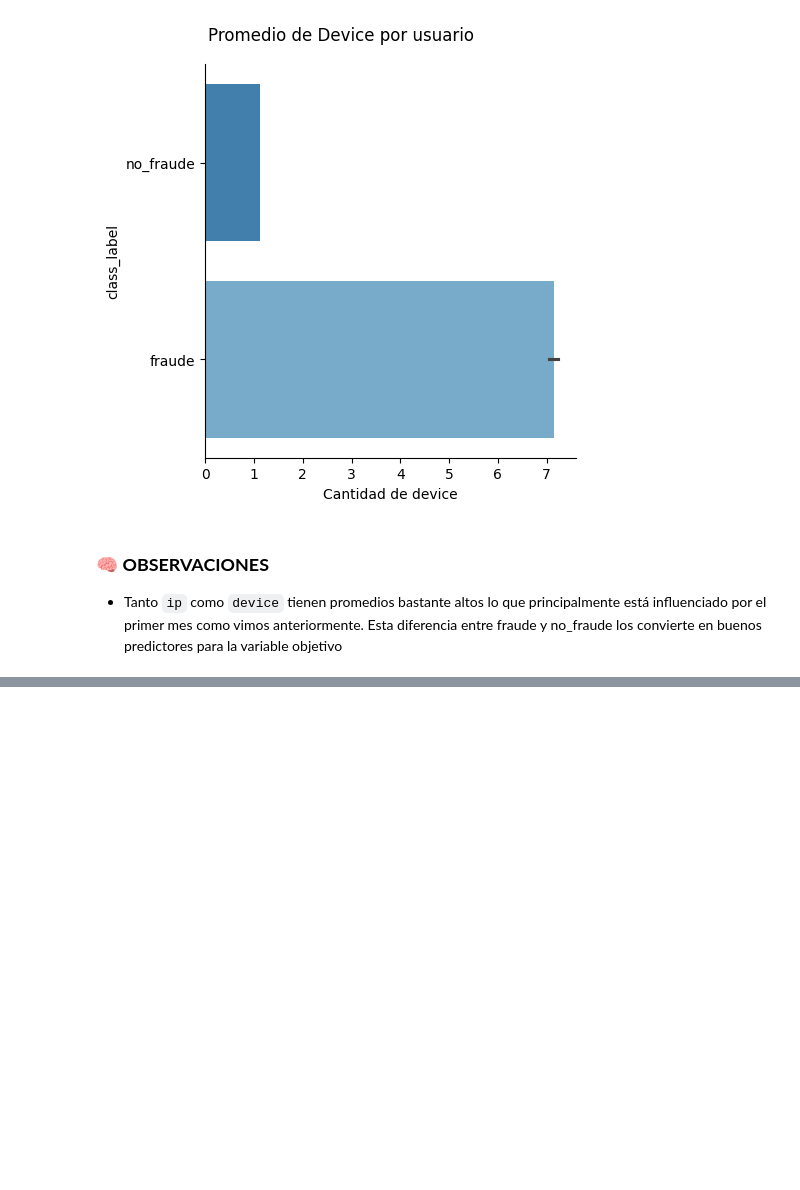
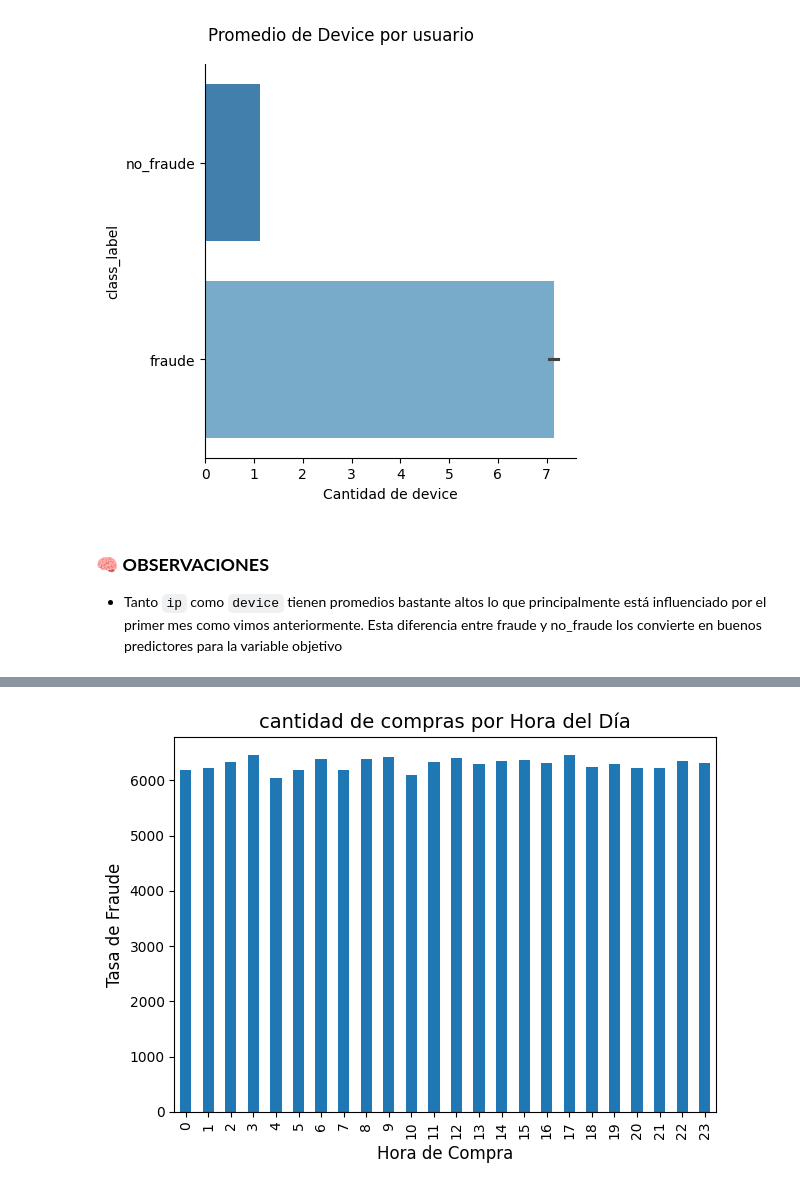
Before and after one commit to LLAES07/fraude_deteccion, a Jupyter notebook: notebook/main.ipynb, the cells around one changed output, grey strips where cells are left out. Drawn from its saved outputs; the diff is of its cells as text; code cells hidden in the pictures; blank space fills up the shorter version.

```diff
--- a/notebook/main.ipynb
+++ b/notebook/main.ipynb
@@ -1425,0 +1472,14 @@ Passing `palette` without assigning `hue` is deprecated and will be removed in v
+# %%
+df_hour_count = df_merged['purchase_time_hour'].value_counts().sort_index()
+
+plt.figure()
+df_hour_count.plot(kind='bar')
+
+plt.title('cantidad de compras por Hora del Día', fontsize=14)
+plt.xlabel('Hora de Compra', fontsize=12)
+plt.ylabel('Tasa de Fraude', fontsize=12)
+
+plt.tight_layout()
+plt.show()
+# %% [output]
+[figure, added]
```
Also changed, not shown: parts of 4 cells of this notebook.
